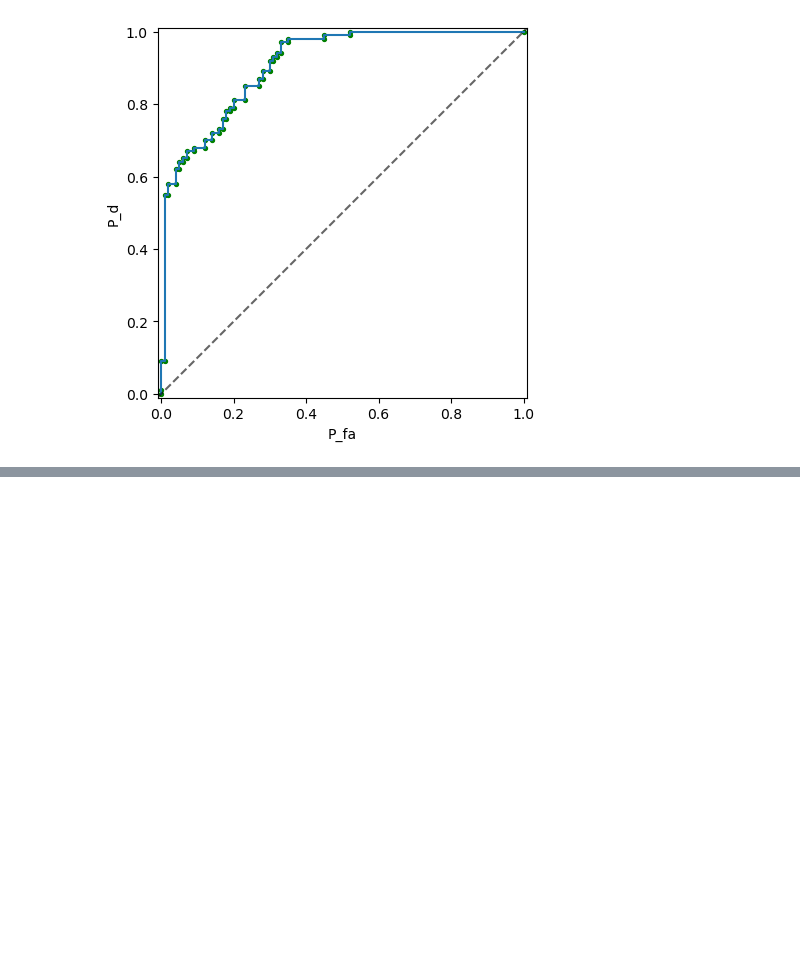
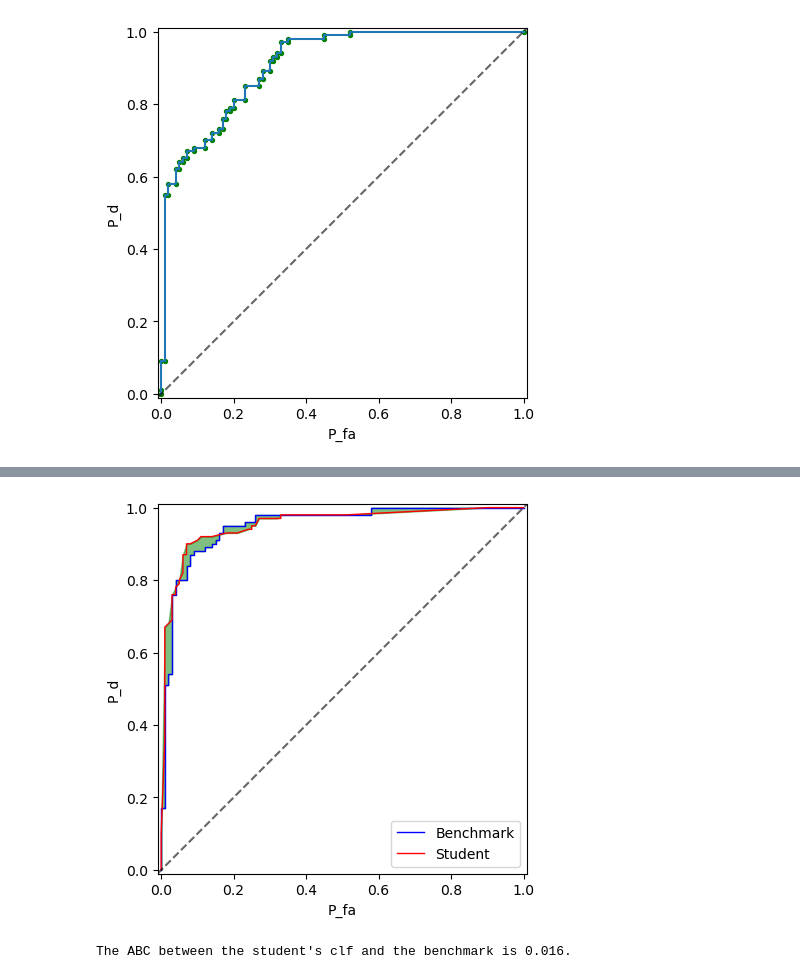
Before and after one commit to zs144/ml-course-auto-grader, a Jupyter notebook: code/ROC-grader/example_questions.ipynb, the cells around one changed output, grey strips where cells are left out. Saved outputs shown, nothing was run; the diff lists cells and outputs as text; code cells hidden in the pictures; blank space fills up the shorter version.

Commit message:
Update roc curve analysis

```diff
--- a/code/ROC-grader/example_questions.ipynb
+++ b/code/ROC-grader/example_questions.ipynb
@@ -135,0 +191,30 @@ plt.show()
+# %%
+data_4 = pd.read_csv("../data/dataSet4.csv", names=["truth", "x", "y"])
+data_4 = data_4[["x", "y", "truth"]]
+X_4 = data_4[["x", "y"]].values
+y_4 = data_4["truth"]
+# %%
+correct_clf = SVC(C=0.001, kernel="linear")
+correct_clf.fit(X_4, y_4)
+correct_decision_stats = correct_clf.decision_function(X_4)
+# %%
+extra = pd.Series([POS_INF, NEG_INF])
+thresholds = pd.Series(correct_decision_stats)
+thresholds = pd.concat([thresholds, extra], ignore_index=True)
+# NOTE: thresholds must be increasing for the convenince of interpolation.
+thresholds.sort_values(inplace=True, ascending=False)
+# %%
+student_1_clf = SVC(C=1000, kernel="linear")
+student_1_clf.fit(X_4, y_4)
+student_1_decision_stats = student_1_clf.decision_function(X_4)
+# %%
+correct_clf_ROC_data = get_ROC_data(thresholds, y_4, correct_decision_stats)
+student_1_clf_ROC_data = get_ROC_data(thresholds, y_4, student_1_decision_stats)
+roc_curves_visual_cmp(correct_clf_ROC_data, student_1_clf_ROC_data)
+# %% [output]
+[figure, added]
+# %%
+ABC = get_ABC(correct_clf_ROC_data, student_1_clf_ROC_data)
+print(f"The ABC between the student's clf and the benchmark is {ABC:.3f}.")
+# %% [output]
+The ABC between the student's clf and the benchmark is 0.016.
```
Also changed, not shown: parts of 17 cells of this notebook, 3 other files.
